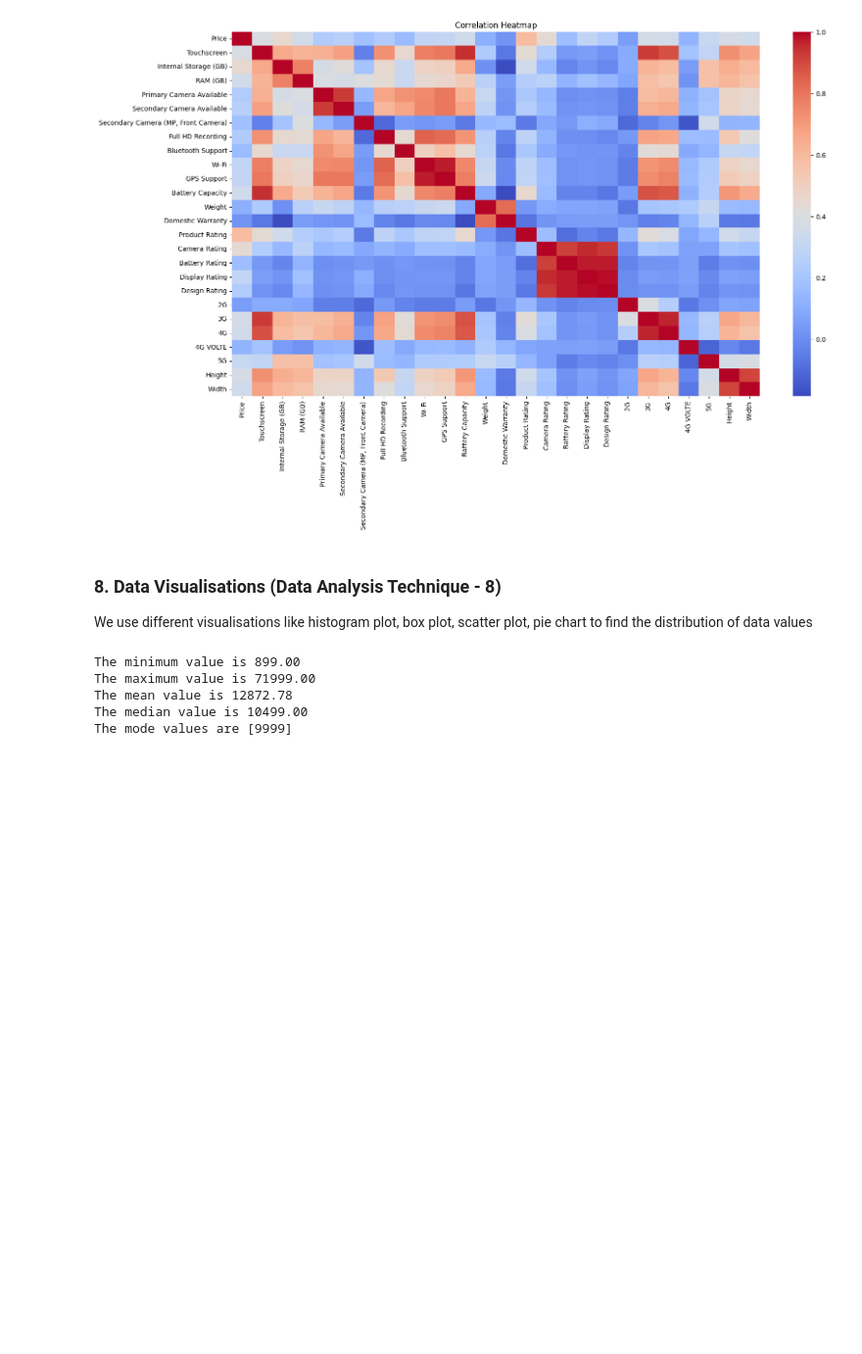
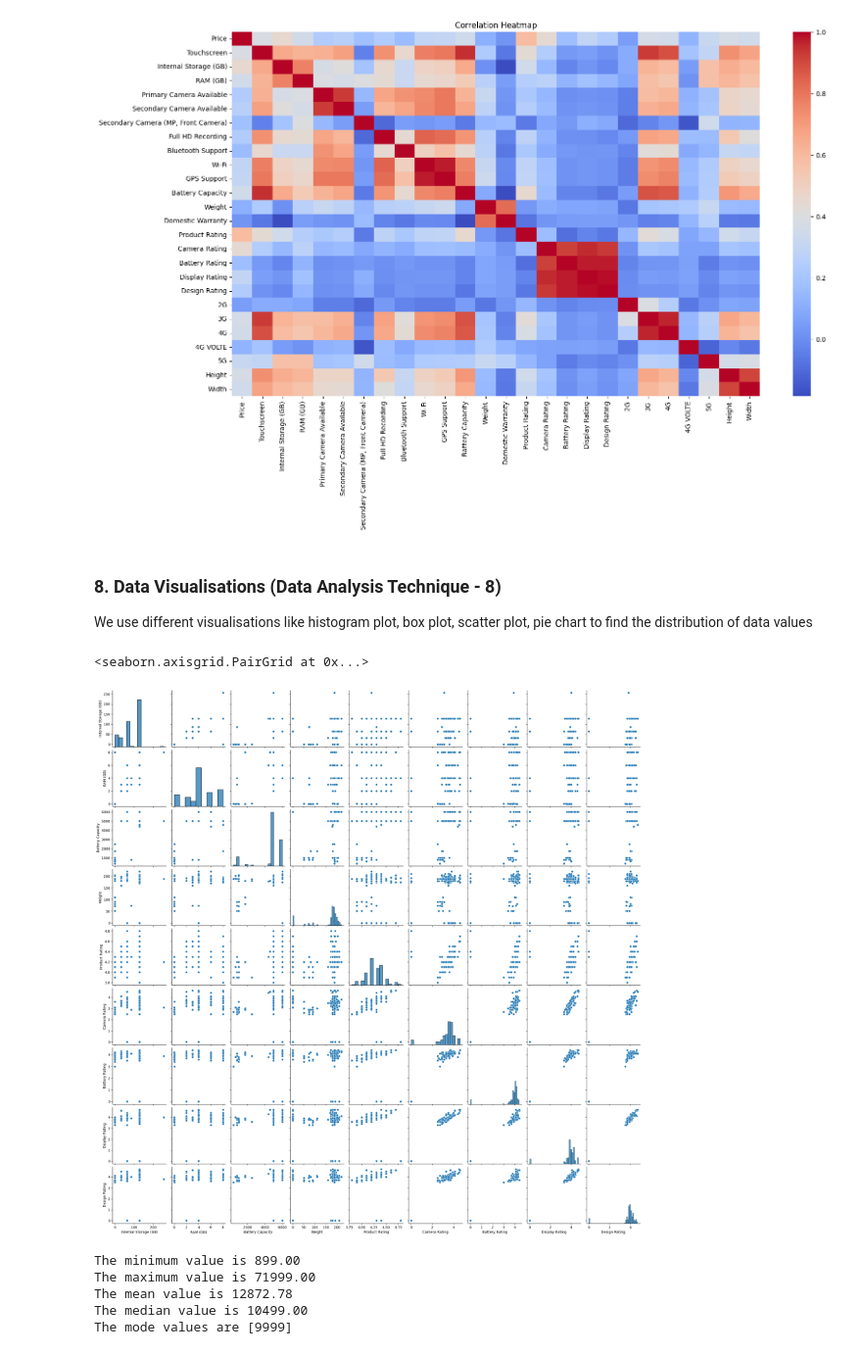
Before and after one commit to BUSY-LOOPING/Flipkart-Data-Analysis, a Jupyter notebook: DataAnalytics-Project.ipynb, the cells around one changed output. Shown at 98% size. Drawn from its saved outputs; the diff is of its cells as text; code cells hidden in the pictures; blank space fills up the shorter version.

Commit message:
pairplot added

```diff
--- a/DataAnalytics-Project.ipynb
+++ b/DataAnalytics-Project.ipynb
@@ -337,6 +337,11 @@ Text(0.5, 1.0, 'Correlation Heatmap')
 # %% [markdown]
 ### 8. Data Visualisations (Data Analysis Technique - 8)
 We use different visualisations like histogram plot, box plot, scatter plot, pie chart to find the distribution of data values
+# %%
+sns.pairplot(df_cleaned.select_dtypes(['float']))
+# %% [output]
+<seaborn.axisgrid.PairGrid at 0x...>
+[figure, added]
 # %%
 def plot_distribution(df : pd.Series) :
     min_value = df.min()
```
